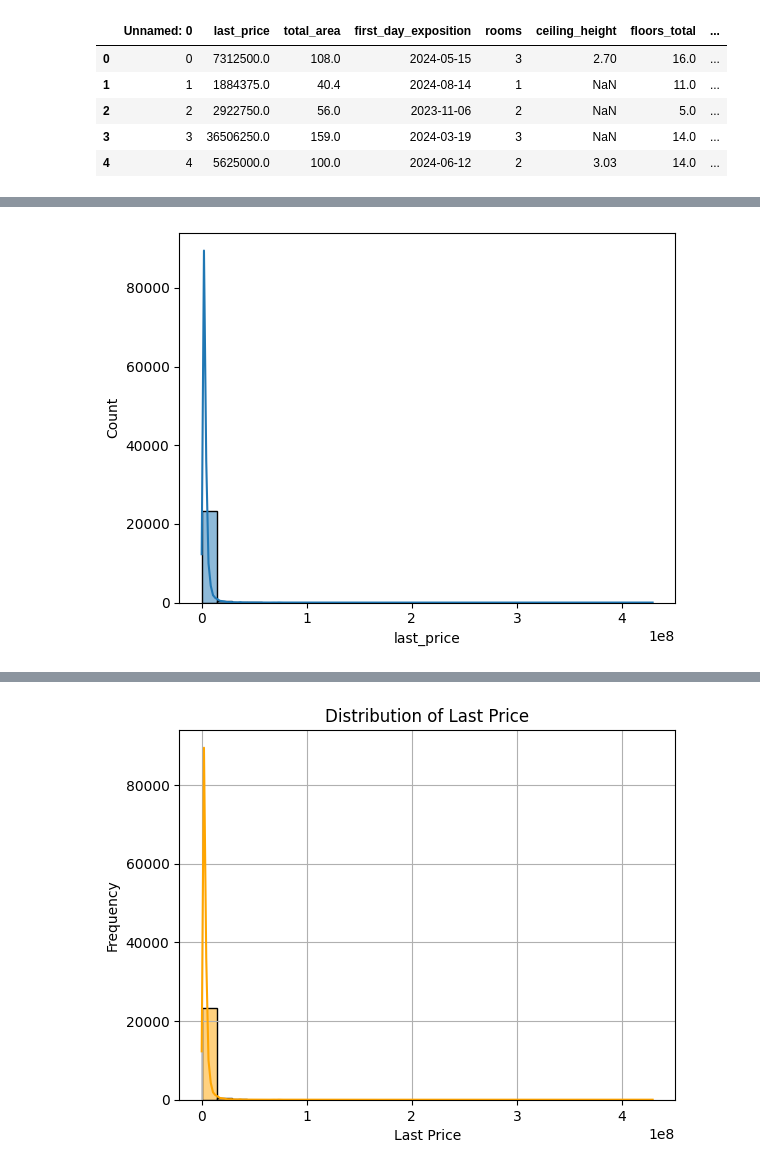
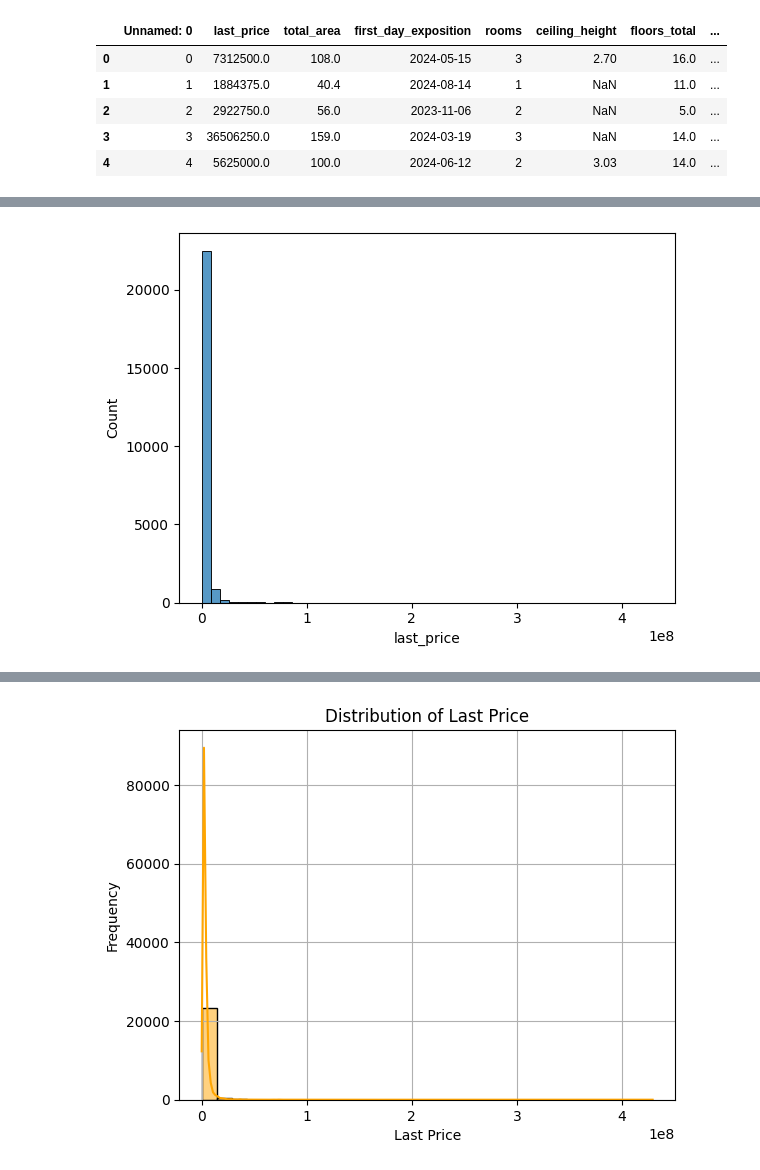
Before and after one commit to cpython-projects/da_1709, a Jupyter notebook: lesson_16.ipynb, the cells around one changed output, grey strips where cells are left out. Drawn from its saved outputs; the diff is of its cells as text; code cells hidden in the pictures.

```diff
--- a/lesson_16.ipynb
+++ b/lesson_16.ipynb
@@ -459,8 +497,8 @@ import plotly.express as px
 # %%
-sns.histplot(df['last_price'], bins=30, kde=True)
+sns.histplot(df['last_price'], bins=50, kde=False)
 plt.show()
 # %% [output]
-[figure, old version]
+[figure, new version]
 # %%
 px.histogram(df, x='last_price', nbins=30)
 # %% [output]
```
Also changed, not shown: parts of 19 cells of this notebook.
